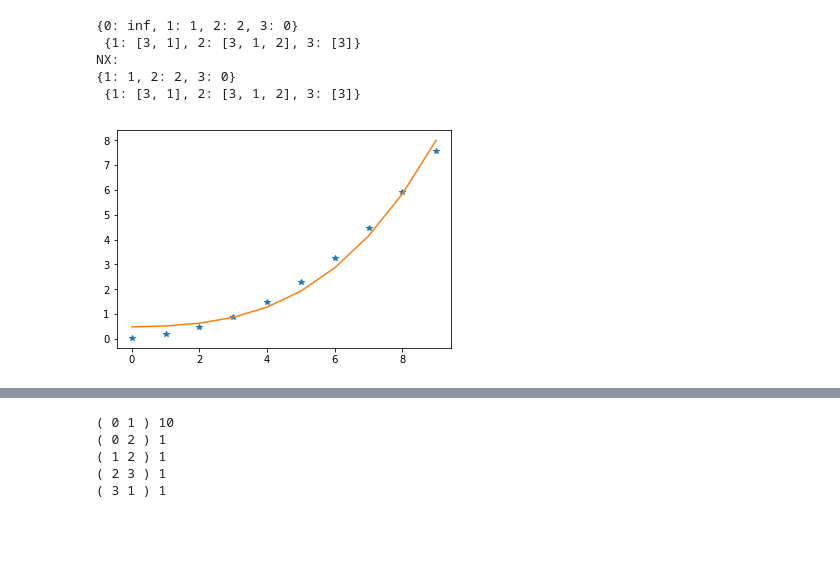
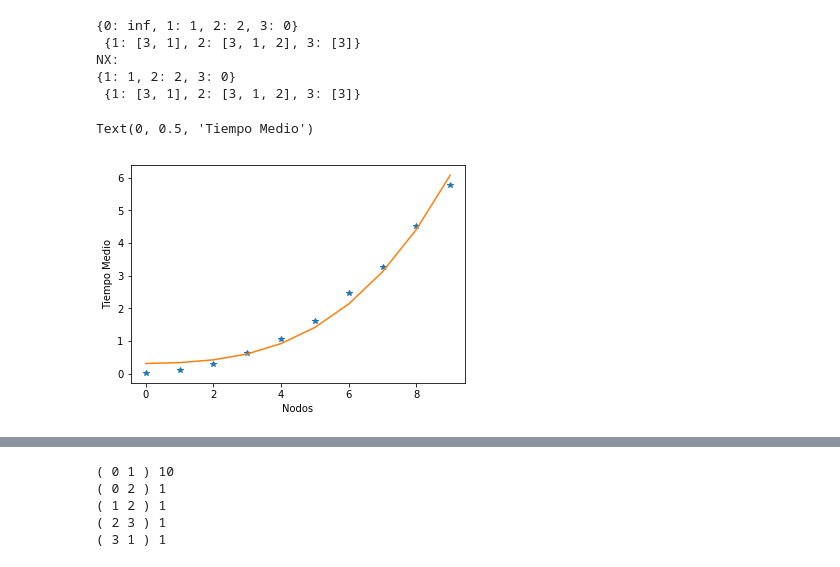
Before and after one commit to darzmolar/dalg, a Jupyter notebook: grafos12.ipynb, the cells around one changed output, grey strips where cells are left out. Cells and saved outputs as stored; diff of their text form; code cells hidden in the pictures; blank space fills up the shorter version.

```diff
--- a/grafos12.ipynb
+++ b/grafos12.ipynb
@@ -26,6 +26,7 @@ def fit_plot(l, func_2_fit, size_ini, size_fin, step):
     y_pred = lr_m.predict(X)
 
     plt.plot(l, '*', y_pred, '-')
+    return
 
 def n2_log_n(n):
     return n**2. * np.log(n)
@@ -561,4 +556,32 @@ l_t_d = time_dijkstra_d(n_graphs=n_graphs, n_nodes_ini=n_nodes_ini,
+# %%
+n_graphs=20
+n_nodes_ini=10
+n_nodes_fin=100
+step=10
+
+sparse_f= 0.1
+l_t_d_1 = time_dijkstra_d(n_graphs=n_graphs, n_nodes_ini=n_nodes_ini,
+                        n_nodes_fin=n_nodes_fin, step=step, sparse_factor=sparse_f)
+sparse_f= 0.3
+l_t_d_2 = time_dijkstra_d(n_graphs=n_graphs, n_nodes_ini=n_nodes_ini,
+                        n_nodes_fin=n_nodes_fin, step=step, sparse_factor=sparse_f)
+
+sparse_f= 0.5
+l_t_d_3 = time_dijkstra_d(n_graphs=n_graphs, n_nodes_ini=n_nodes_ini,
+                        n_nodes_fin=n_nodes_fin, step=step, sparse_factor=sparse_f)
+
+sparse_f= 0.7
+l_t_d_4 = time_dijkstra_d(n_graphs=n_graphs, n_nodes_ini=n_nodes_ini,
+                        n_nodes_fin=n_nodes_fin, step=step, sparse_factor=sparse_f)
+
+sparse_f= 0.9
+l_t_d_5 = time_dijkstra_d(n_graphs=n_graphs, n_nodes_ini=n_nodes_ini,
+                        n_nodes_fin=n_nodes_fin, step=step, sparse_factor=sparse_f)
 # %%
-fit_plot(l_t_d, n2_log_n, size_ini=n_nodes_ini, size_fin=n_nodes_fin, step=step)
+fit_plot(l_t_d_1, n2_log_n, size_ini=n_nodes_ini, size_fin=n_nodes_fin, step=step)
+plt.xlabel('Nodos')
+plt.ylabel('Tiempo Medio')
+plt.title('Crecimiento de Dijkstra')
 # %% [output]
+Text(0, 0.5, 'Tiempo Medio')
-[figure, old version]
+[figure, new version]
```
Also changed, not shown: parts of 26 cells of this notebook, 3 other files.
